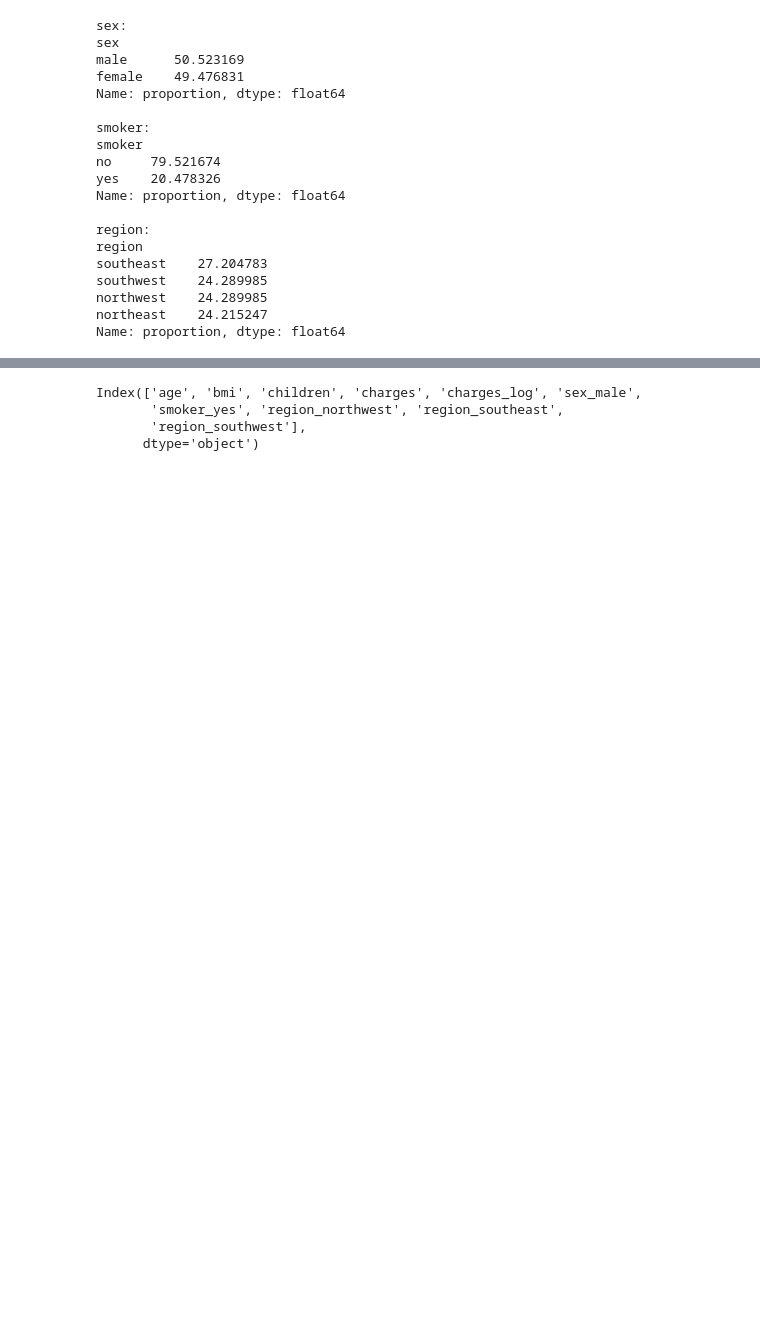
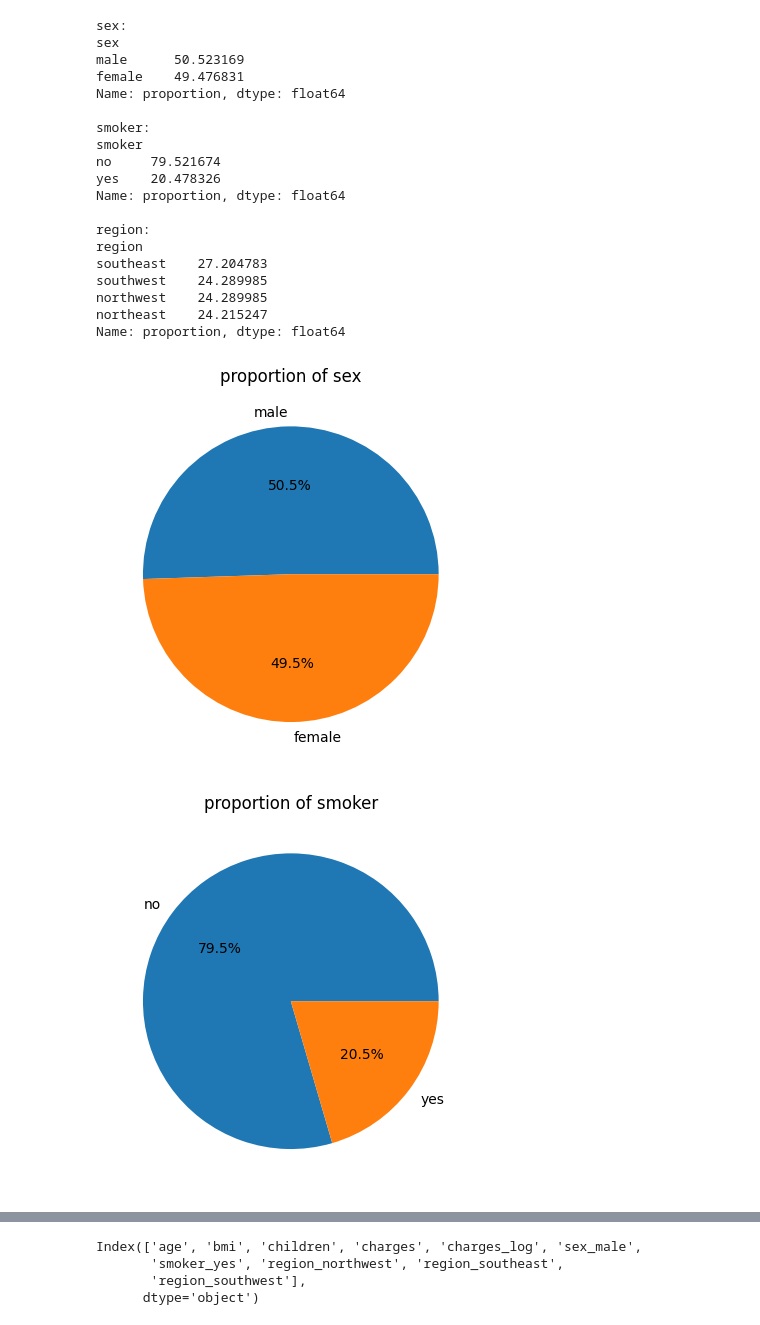
Before and after one commit to JagritiM123/medical_insurance, a Jupyter notebook: medical_insurance.ipynb, the cells around one changed output, grey strips where cells are left out. Saved outputs shown, nothing was run; the diff lists cells and outputs as text; code cells hidden in the pictures; blank space fills up the shorter version.

```diff
--- a/medical_insurance.ipynb
+++ b/medical_insurance.ipynb
@@ -175,3 +175,14 @@ southwest    24.289985
 northwest    24.289985
 northeast    24.215247
 Name: proportion, dtype: float64
+# %%
+import matplotlib.pyplot as plt
+
+for col in ["sex", "smoker", "region"]:
+    insurance[col].value_counts().plot(kind="pie", autopct="%.1f%%")
+    plt.title(f"proportion of {col}")
+    plt.ylabel("")
+    plt.show()
+# %% [output]
+[figure, added]
+[figure, added]
```
Also changed, not shown: parts of 8 cells of this notebook.
